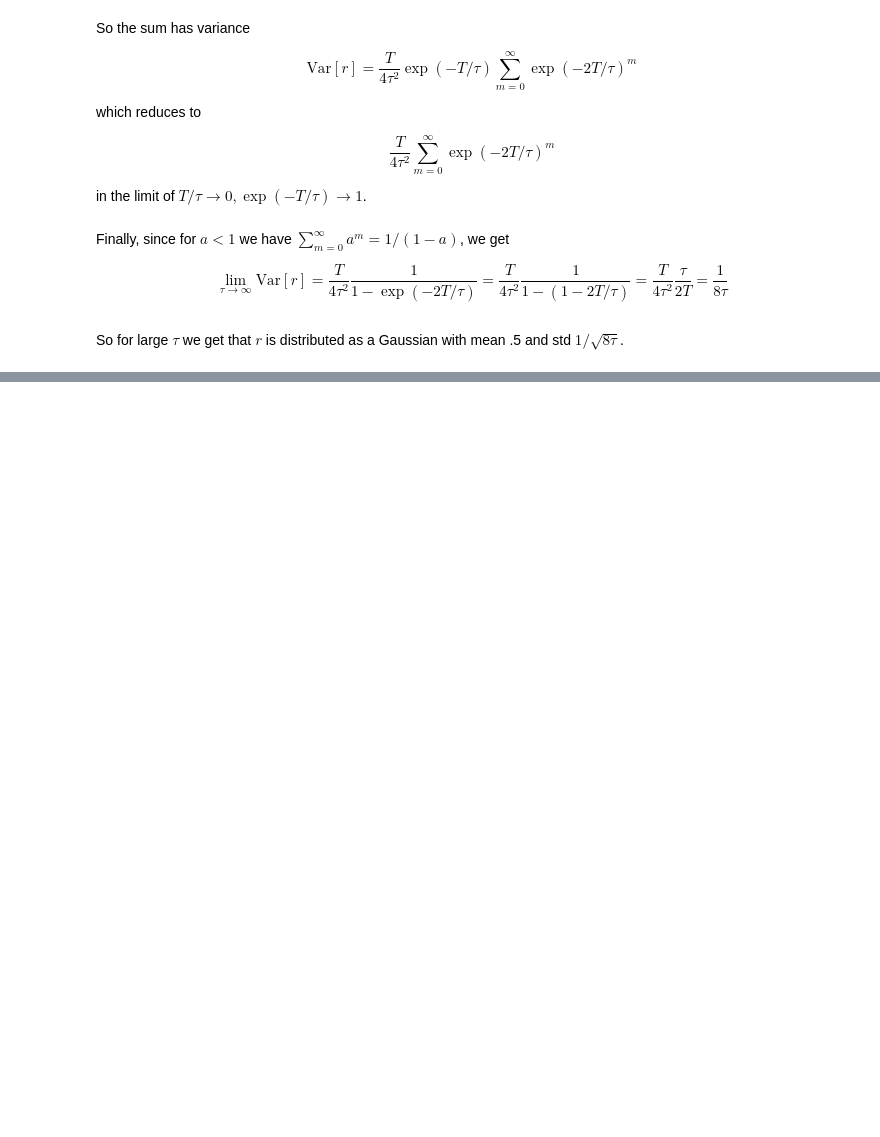
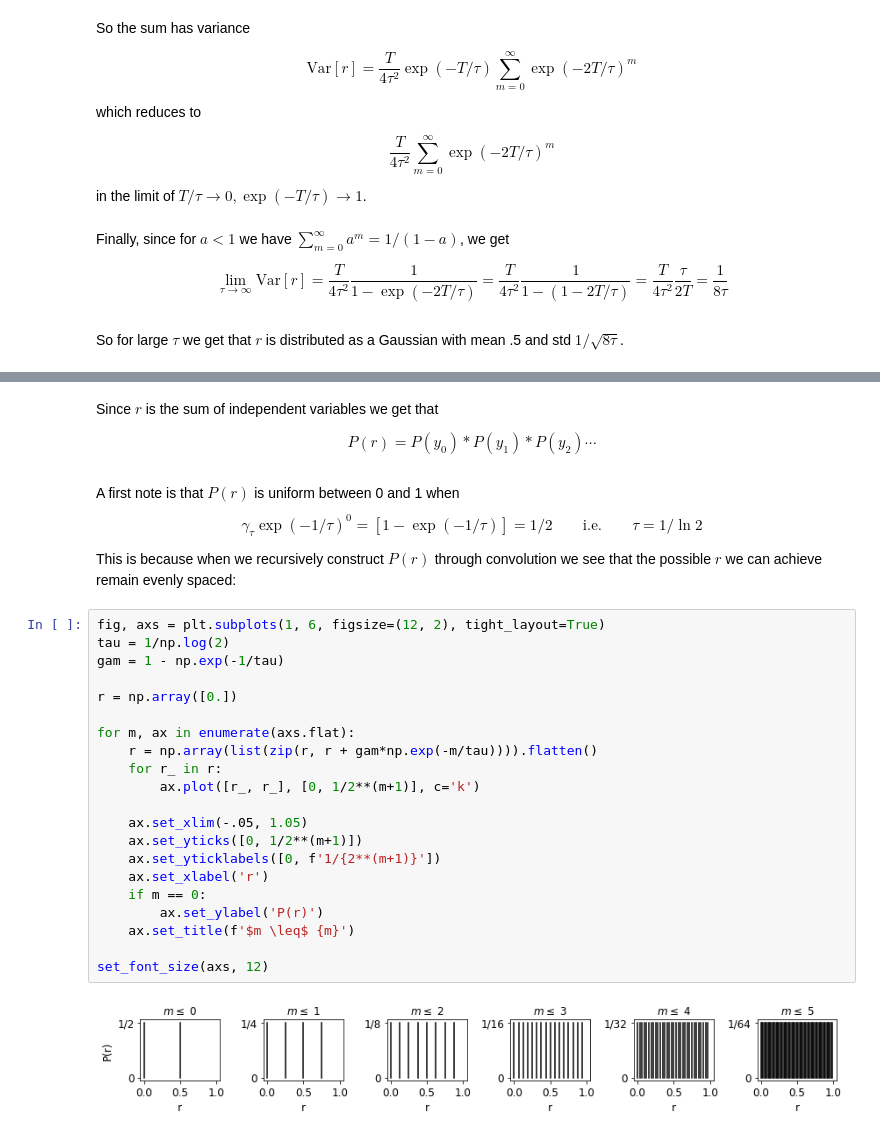
Before and after one commit to rkp8000/PL41N_4ND_5YMB0L, a Jupyter notebook: A_unbiased_bernoulli.ipynb, the cells around one changed output, grey strips where cells are left out. Drawn from its saved outputs; the diff is of its cells as text; blank space fills up the shorter version.

```diff
--- a/A_unbiased_bernoulli.ipynb
+++ b/A_unbiased_bernoulli.ipynb
@@ -202,0 +246,31 @@ So for large $\tau$ we get that $r$ is distributed as a Gaussian with mean .5 an
+# %% [markdown]
+Since $r$ is the sum of independent variables we get that
+
+$$P(r) = P(y_0) \ast P(y_1) \ast P(y_2) \cdots$$
+# %% [markdown]
+A first note is that $P(r)$ is uniform between 0 and 1 when $$\gamma_\tau \exp(-1/\tau)^0 = [1-\exp(-1/\tau)] = 1/2 \quad \quad \textrm{i.e.} \quad \quad \tau = 1/\ln 2$$
+
+This is because when we recursively construct $P(r)$ through convolution we see that the possible $r$ we can achieve remain evenly spaced:
+# %%
+fig, axs = plt.subplots(1, 6, figsize=(12, 2), tight_layout=True)
+tau = 1/np.log(2)
+gam = 1 - np.exp(-1/tau)
+
+r = np.array([0.])
+
+for m, ax in enumerate(axs.flat):
+    r = np.array(list(zip(r, r + gam*np.exp(-m/tau)))).flatten()
+    for r_ in r:
+        ax.plot([r_, r_], [0, 1/2**(m+1)], c='k')
+
+    ax.set_xlim(-.05, 1.05)
+    ax.set_yticks([0, 1/2**(m+1)])
+    ax.set_yticklabels([0, f'1/{2**(m+1)}'])
+    ax.set_xlabel('r')
+    if m == 0:
+        ax.set_ylabel('P(r)')
+    ax.set_title(f'$m \leq$ {m}')
+
+set_font_size(axs, 12)
+# %% [output]
+[figure, added]
```
Also changed, not shown: parts of 9 cells of this notebook, 3 other files.
